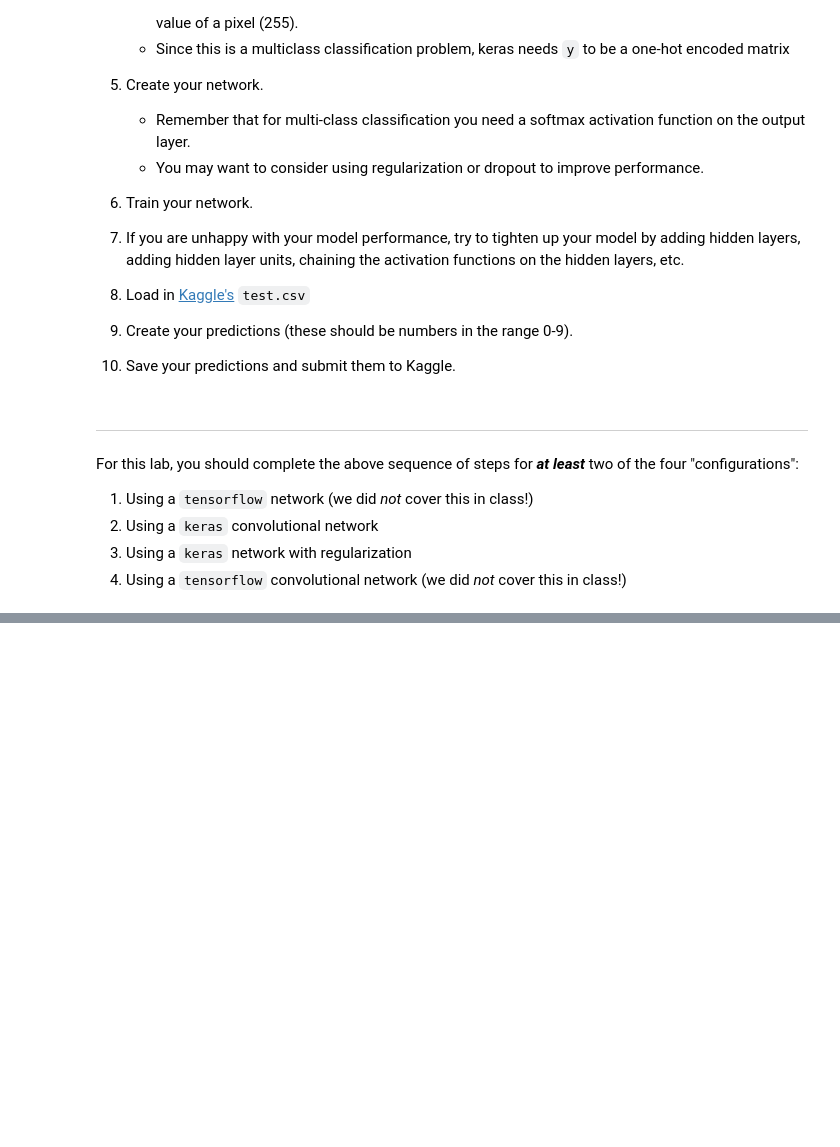
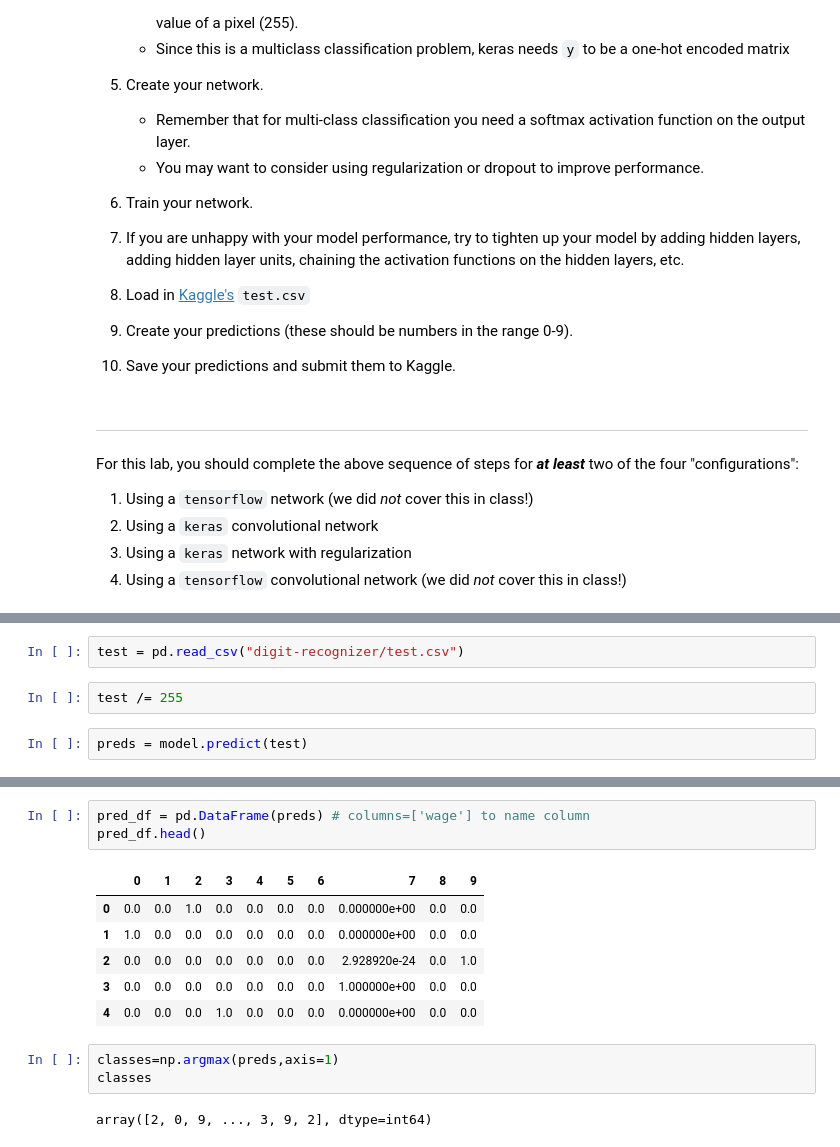
Before and after one commit to Tatadektep/Neural_Nets_Applied_Lab, a Jupyter notebook: starter-code.ipynb, the cells around one changed output, grey strips where cells are left out. Drawn from its saved outputs; the diff is of its cells as text; blank space fills up the shorter version.

```diff
--- a/starter-code.ipynb
+++ b/starter-code.ipynb
@@ -35,0 +212,6 @@ For this lab, you should complete the above sequence of steps for **_at least_**
+# %%
+test = pd.read_csv("digit-recognizer/test.csv")
+# %%
+test /= 255
+# %%
+preds = model.predict(test)
@@ -35,0 +236,15 @@ For this lab, you should complete the above sequence of steps for **_at least_**
+# %%
+pred_df = pd.DataFrame(preds) # columns=['wage'] to name column
+pred_df.head()
+# %% [output]
+|  | 0 | 1 | 2 | 3 | 4 | 5 | 6 | 7 | 8 | 9 |
+| 0 | 0.0 | 0.0 | 1.0 | 0.0 | 0.0 | 0.0 | 0.0 | 0.000000e+00 | 0.0 | 0.0 |
+| 1 | 1.0 | 0.0 | 0.0 | 0.0 | 0.0 | 0.0 | 0.0 | 0.000000e+00 | 0.0 | 0.0 |
+| 2 | 0.0 | 0.0 | 0.0 | 0.0 | 0.0 | 0.0 | 0.0 | 2.928920e-24 | 0.0 | 1.0 |
+| 3 | 0.0 | 0.0 | 0.0 | 0.0 | 0.0 | 0.0 | 0.0 | 1.000000e+00 | 0.0 | 0.0 |
+| 4 | 0.0 | 0.0 | 0.0 | 1.0 | 0.0 | 0.0 | 0.0 | 0.000000e+00 | 0.0 | 0.0 |
+# %%
+classes=np.argmax(preds,axis=1)
+classes
+# %% [output]
+array([2, 0, 9, ..., 3, 9, 2], dtype=int64)
```
Also changed, not shown: parts of 26 cells of this notebook, 4 other files.
